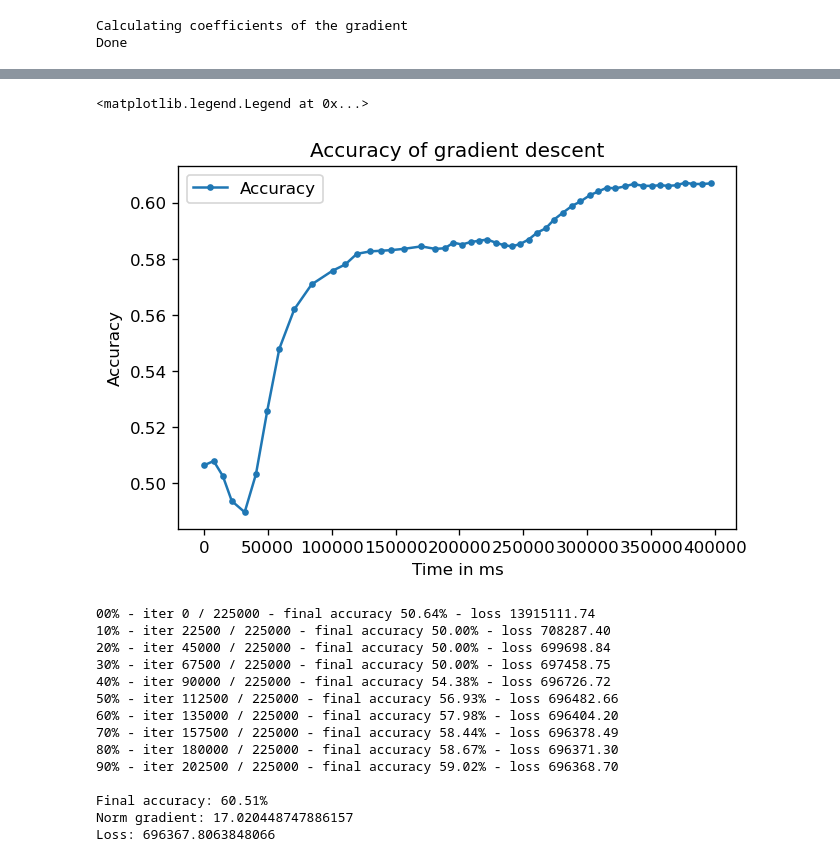
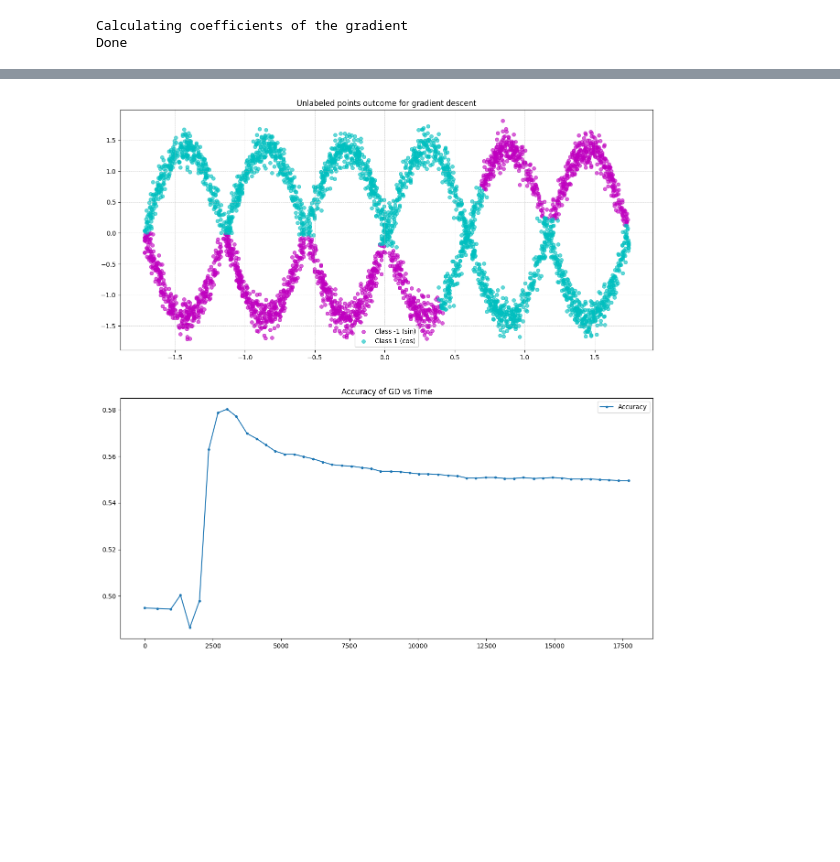
Before and after one commit to diegocremebrule/OptimisationUNIPD, a Jupyter notebook: Opt_Homework 1.ipynb, the cells around one changed output, grey strips where cells are left out. Saved outputs shown, nothing was run; the diff lists cells and outputs as text; code cells hidden in the pictures; blank space fills up the shorter version.

Commit message:
Added some Analysis Graphs, re-organised into subplots

```diff
--- a/Opt_Homework 1.ipynb
+++ b/Opt_Homework 1.ipynb
@@ -308,6 +311,7 @@ print(y_unlabeled_gd[0:10])
 # %%
 #Implementation of GD
 NUM_ITERS=50
+EPSILON = 1e-11
 
 ticks_gd = [0]
 accuracies_gd = [accuracy2(y_unlabeled_gd)]
@@ -367,13 +359,22 @@ plt.grid(True, linestyle='--', linewidth=0.5, alpha=0.7)
 # %%
-plt.figure(dpi=120)
-plt.title("Accuracy of gradient descent")
-plt.plot(ticks_gd, accuracies_gd, marker='.')
-plt.xlabel("Time in ms")
-plt.ylabel("Accuracy")
-plt.legend(["Accuracy"])
+figure, axis = plt.subplots(2,1)
+
+final_y_unlabeled = (y_unlabeled_gd/2 + .5).round() * 2 - 1
+axis[0].scatter([p[0] for p in x_unlabeled[final_y_unlabeled == -1]], [p[1] for p in x_unlabeled[final_y_unlabeled == -1]], alpha=0.6, s=30, color="m")
+axis[0].scatter([p[0] for p in x_unlabeled[final_y_unlabeled == 1]], [p[1] for p in x_unlabeled[final_y_unlabeled == 1]], alpha=0.6, s=30, color="c")
+axis[0].set_title("Unlabeled points outcome for gradient descent")
+axis[0].legend(["Class -1 (sin)", "Class 1 (cos)"])
+axis[0].grid(True, linestyle='--', linewidth=0.5, alpha=0.7)
+
+axis[1].set_title("Accuracy of GD vs Time")
+axis[1].plot(ticks_gd, accuracies_gd, marker='.')
+
+figure.set_figheight(15)
+figure.set_figwidth(15)
+
+plt.show()
 # %% [output]
-<matplotlib.legend.Legend at 0x...>
-[figure, old version]
+[figure, new version]
 # %%
 y_unlabeled_bcgd_gs = np.copy(y_unlabeled_initial).astype("float64")
 y_unlabeled_bcgd_random = np.copy(y_unlabeled_initial).astype("float64")
@@ -420,18 +421,3 @@ Final accuracy: {round(accuracies_bcgd_gs[-1]* 100, 2)}%
 Norm gradient: {np.linalg.norm(gradient(y_unlabeled_bcgd_gs))}
 Loss: {loss(y_labeled, y_unlabeled_bcgd_gs)}
 """)
-# %% [output]
-00% - iter 0 / 225000 - final accuracy 50.64% - loss 13915111.74
-10% - iter 22500 / 225000 - final accuracy 50.00% - loss 708287.40
-20% - iter 45000 / 225000 - final accuracy 50.00% - loss 699698.84
-30% - iter 67500 / 225000 - final accuracy 50.00% - loss 697458.75
-40% - iter 90000 / 225000 - final accuracy 54.38% - loss 696726.72
-50% - iter 112500 / 225000 - final accuracy 56.93% - loss 696482.66
-60% - iter 135000 / 225000 - final accuracy 57.98% - loss 696404.20
-70% - iter 157500 / 225000 - final accuracy 58.44% - loss 696378.49
-80% - iter 180000 / 225000 - final accuracy 58.67% - loss 696371.30
-90% - iter 202500 / 225000 - final accuracy 59.02% - loss 696368.70
-
-Final accuracy: 60.51%
-Norm gradient: 17.020448747886157
-Loss: 696367.8063848066
```
Also changed, not shown: parts of 11 cells of this notebook.
